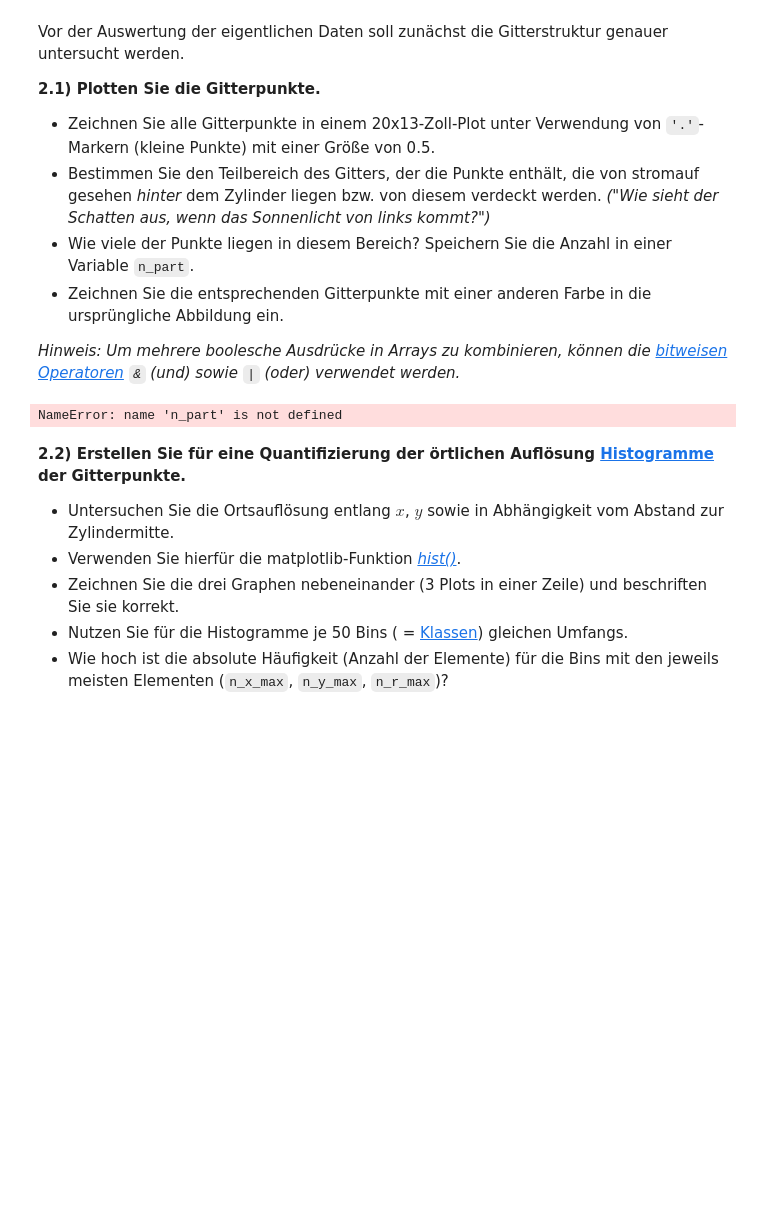
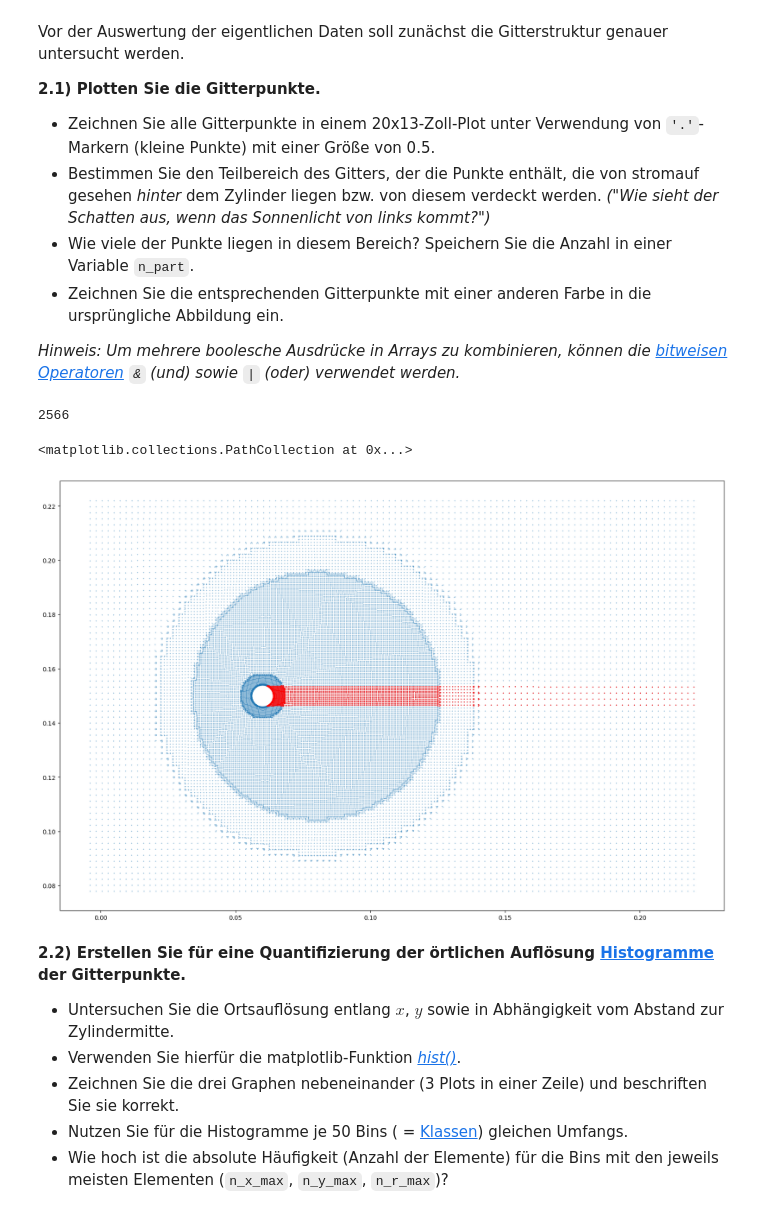
Before and after one commit to OYEMINE/Python-f-r-Ingenieure, a Jupyter notebook: PA3/PA3.ipynb, the cells around one changed output. Drawn from its saved outputs; the diff is of its cells as text; code cells hidden in the pictures; blank space fills up the shorter version.

```diff
--- a/PA3/PA3.ipynb
+++ b/PA3/PA3.ipynb
@@ -134,11 +134,35 @@ Vor der Auswertung der eigentlichen Daten soll zunächst die Gitterstruktur gena
 _Hinweis: Um mehrere boolesche Ausdrücke in Arrays zu kombinieren, können die [bitweisen Operatoren](https://wiki.python.org/moin/BitwiseOperators) `&` (und) sowie `|` (oder) verwendet werden._
 # %%
 # Hier eigenen Code schreiben ...
+# Grafik erstellen
+plt.figure(figsize=(20, 13))
+plt.scatter(x,y, marker=".", s=0.5)
+
+# Das rechte Ende des Zylinders sowie die obere und untere Grenze des Zylinders bestimmen
+zyl_rechts = 0.06 + 0.0075/2
+zyl_oben = 0.15 + 0.0075/2
+zyl_unten = 0.15 - 0.0075/2
+
+# Teilbereich des Gitters bestimmen
+grenze = (x > 0.06) & (y < zyl_oben) & (y > zyl_unten)
+x_sel = x[grenze]
+y_sel = y[grenze]
+if len(x_sel) == len(y_sel):
+    print(len(x_sel))
+
+# Punkte innerhalb des Bereichs speichern
+n_part = len(x_sel)
+
+# Entsprechenden Gitterpunkte in ursprünglicher Abbildung eintragen
+
+plt.scatter(x_sel, y_sel, s=0.5, color="red")
+# %% [output]
+2566
+<matplotlib.collections.PathCollection at 0x...>
+[figure, added]
 # %%
 # Hier ist ein Plausibilitätstest:
 assert 500<n_part<5000
-# %% [output]
-NameError: name 'n_part' is not defined
 # %% [markdown]
 **2.2) Erstellen Sie für eine Quantifizierung der örtlichen Auflösung [Histogramme](https://de.wikipedia.org/wiki/Histogramm) der Gitterpunkte.**
 
```
Also changed, not shown: parts of 1 cell of this notebook.
